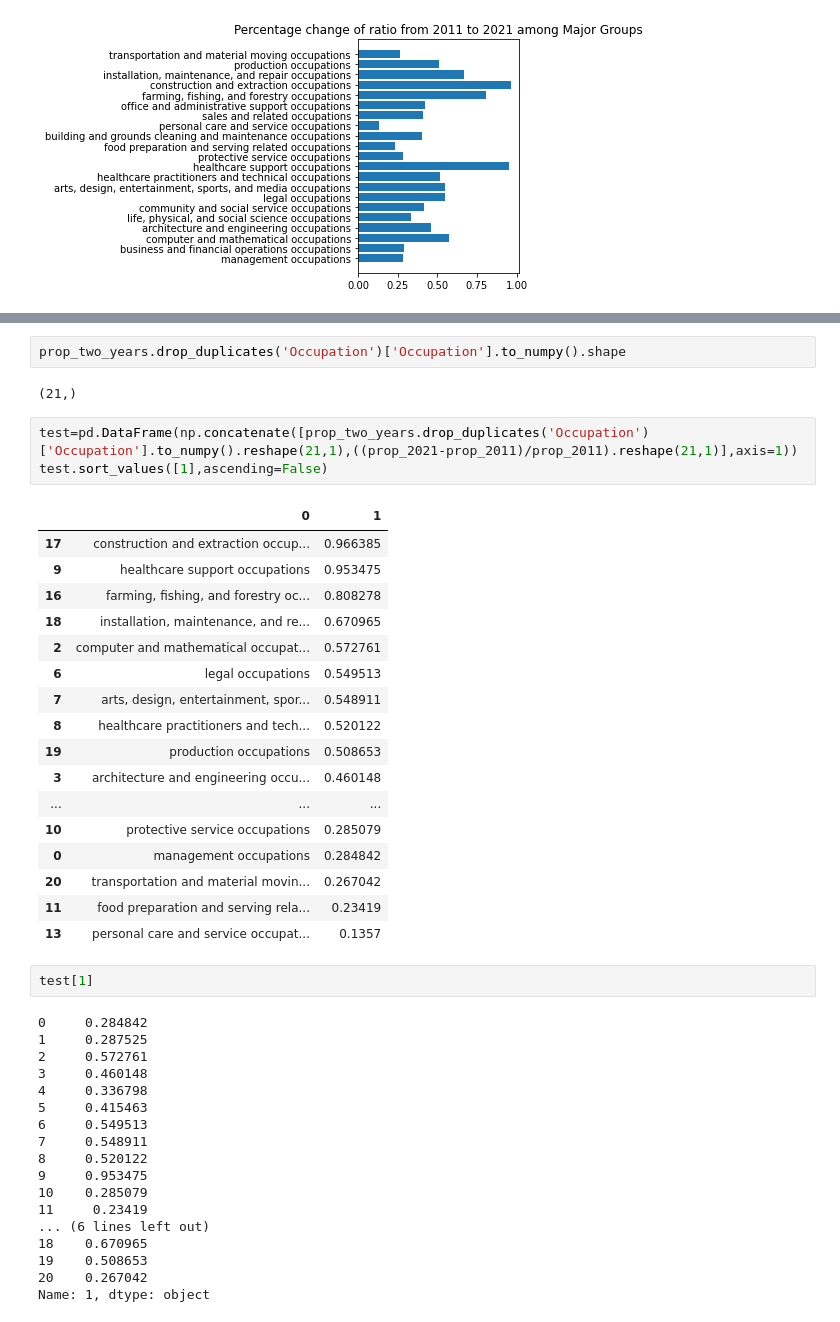
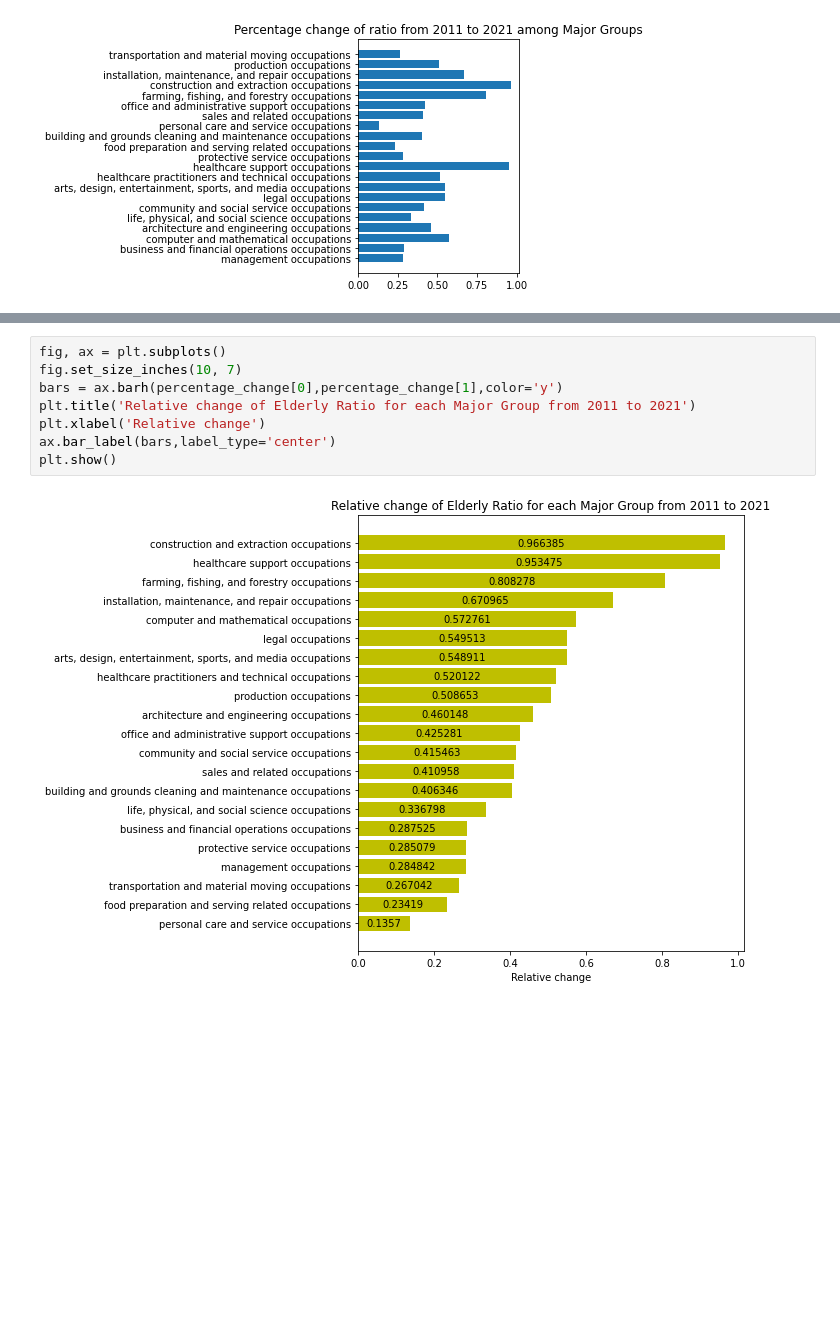
Before and after one commit to terencetan-c/4YP-The-Future-of-Work, a Jupyter notebook: Data cleaning/Data cleaning.ipynb, the cells around one changed output, grey strips where cells are left out. Saved outputs shown, nothing was run; the diff lists cells and outputs as text; blank space fills up the shorter version.

```diff
--- a/Data cleaning/Data cleaning.ipynb
+++ b/Data cleaning/Data cleaning.ipynb
@@ -596,45 +538,10 @@ array([[0.28484219],
-# %%
-prop_two_years.drop_duplicates('Occupation')['Occupation'].to_numpy().shape
-# %% [output]
-(21,)
-# %%
-test=pd.DataFrame(np.concatenate([prop_two_years.drop_duplicates('Occupation')['Occupation'].to_numpy().reshape(21,1),((prop_2021-prop_2011)/prop_2011).reshape(21,1)],axis=1))
-test.sort_values([1],ascending=False)
-# %% [output]
-|  | 0 | 1 |
-| 17 | construction and extraction occup... | 0.966385 |
-| 9 | healthcare support occupations | 0.953475 |
-| 16 | farming, fishing, and forestry oc... | 0.808278 |
-| 18 | installation, maintenance, and re... | 0.670965 |
-| 2 | computer and mathematical occupat... | 0.572761 |
-| 6 | legal occupations | 0.549513 |
-| 7 | arts, design, entertainment, spor... | 0.548911 |
-| 8 | healthcare practitioners and tech... | 0.520122 |
-| 19 | production occupations | 0.508653 |
-| 3 | architecture and engineering occu... | 0.460148 |
-| ... | ... | ... |
-| 10 | protective service occupations | 0.285079 |
-| 0 | management occupations | 0.284842 |
-| 20 | transportation and material movin... | 0.267042 |
-| 11 | food preparation and serving rela... | 0.23419 |
-| 13 | personal care and service occupat... | 0.1357 |
-# %%
-test[1]
-# %% [output]
-0     0.284842
-1     0.287525
-2     0.572761
-3     0.460148
-4     0.336798
-5     0.415463
-6     0.549513
-7     0.548911
-8     0.520122
-9     0.953475
-10    0.285079
-11     0.23419
-... (6 lines left out)
-18    0.670965
-19    0.508653
-20    0.267042
-Name: 1, dtype: object
+# %%
+fig, ax = plt.subplots()
+fig.set_size_inches(10, 7)
+bars = ax.barh(percentage_change[0],percentage_change[1],color='y')
+plt.title('Relative change of Elderly Ratio for each Major Group from 2011 to 2021')
+plt.xlabel('Relative change')
+ax.bar_label(bars,label_type='center')
+plt.show()
+# %% [output]
+[figure, added]
```
Also changed, not shown: parts of 41 cells of this notebook, 17 other files.
